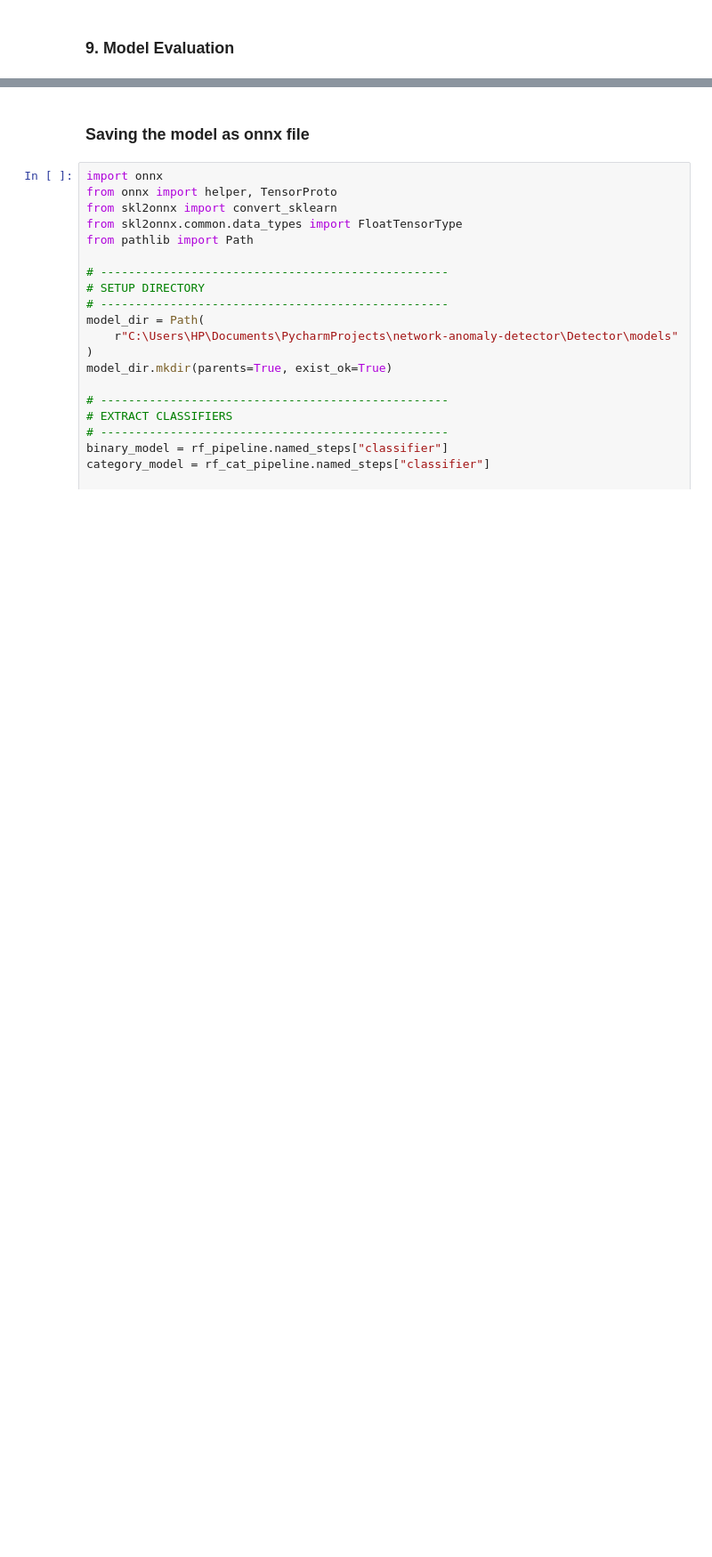
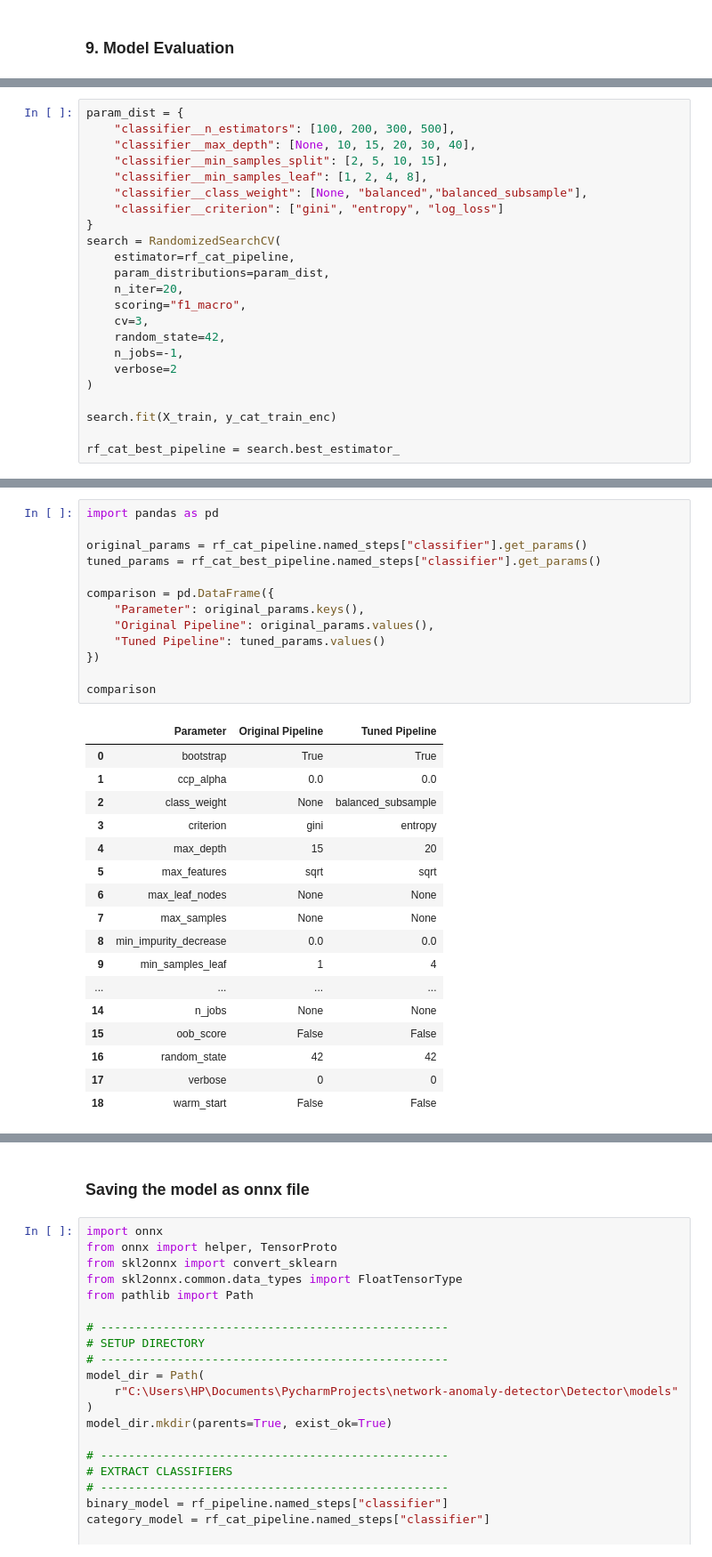
Before and after one commit to ShuvamLabs/network-anomaly-detector, a Jupyter notebook: Detector/notebooks/03-model-selection.ipynb, the cells around one changed output, grey strips where cells are left out. Shown at 89% size. Saved outputs shown, nothing was run; the diff lists cells and outputs as text; blank space fills up the shorter version.

```diff
--- a/Detector/notebooks/03-model-selection.ipynb
+++ b/Detector/notebooks/03-model-selection.ipynb
@@ -278,0 +334,23 @@ Classification Report:
+# %%
+param_dist = {
+    "classifier__n_estimators": [100, 200, 300, 500],
+    "classifier__max_depth": [None, 10, 15, 20, 30, 40],
+    "classifier__min_samples_split": [2, 5, 10, 15],
+    "classifier__min_samples_leaf": [1, 2, 4, 8],
+    "classifier__class_weight": [None, "balanced","balanced_subsample"],
+    "classifier__criterion": ["gini", "entropy", "log_loss"]
+}
+search = RandomizedSearchCV(
+    estimator=rf_cat_pipeline,
+    param_distributions=param_dist,
+    n_iter=20,
+    scoring="f1_macro",
+    cv=3,
+    random_state=42,
+    n_jobs=-1,
+    verbose=2
+)
+
+search.fit(X_train, y_cat_train_enc)
+
+rf_cat_best_pipeline = search.best_estimator_
@@ -279 +398,32 @@ Classification Report:
+# %%
+import pandas as pd
+
+original_params = rf_cat_pipeline.named_steps["classifier"].get_params()
+tuned_params = rf_cat_best_pipeline.named_steps["classifier"].get_params()
+
+comparison = pd.DataFrame({
+    "Parameter": original_params.keys(),
+    "Original Pipeline": original_params.values(),
+    "Tuned Pipeline": tuned_params.values()
+})
+
+comparison
+# %% [output]
+|  | Parameter | Original Pipeline | Tuned Pipeline |
+| 0 | bootstrap | True | True |
+| 1 | ccp_alpha | 0.0 | 0.0 |
+| 2 | class_weight | None | balanced_subsample |
+| 3 | criterion | gini | entropy |
+| 4 | max_depth | 15 | 20 |
+| 5 | max_features | sqrt | sqrt |
+| 6 | max_leaf_nodes | None | None |
+| 7 | max_samples | None | None |
+| 8 | min_impurity_decrease | 0.0 | 0.0 |
+| 9 | min_samples_leaf | 1 | 4 |
+| ... | ... | ... | ... |
+| 14 | n_jobs | None | None |
+| 15 | oob_score | False | False |
+| 16 | random_state | 42 | 42 |
+| 17 | verbose | 0 | 0 |
+| 18 | warm_start | False | False |
 # %% [markdown]
```
Also changed, not shown: parts of 19 cells of this notebook, 1 other file.
